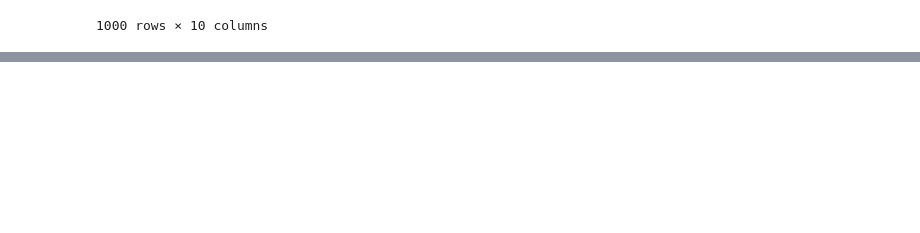
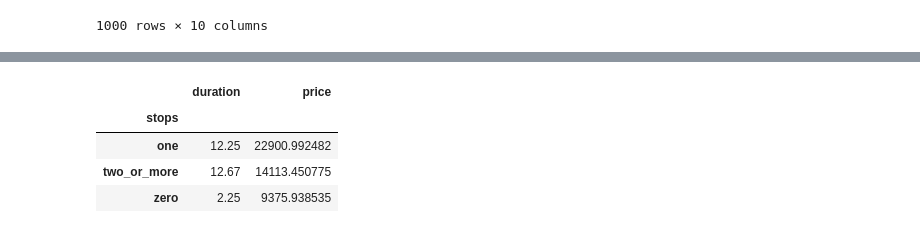
Before and after one commit to thesujalgaur/DATA-SCIENCE-Personal, a Jupyter notebook: Pandas/Groupby.ipynb, the cells around one changed output, grey strips where cells are left out. Cells and saved outputs as stored; diff of their text form; code cells hidden in the pictures; blank space fills up the shorter version.

```diff
--- a/Pandas/Groupby.ipynb
+++ b/Pandas/Groupby.ipynb
@@ -821,0 +906,13 @@ movies
+# %%
+# Har stops category ke liye median duration aur average price compare karo.
+a=flight.groupby('stops').agg({
+    'duration':'median',
+    'price':'mean'
+})
+a
+# %% [output]
+|  | duration | price |
+| stops |  |  |
+| one | 12.25 | 22900.992482 |
+| two_or_more | 12.67 | 14113.450775 |
+| zero | 2.25 | 9375.938535 |
```
Also changed, not shown: parts of 14 cells of this notebook, 9 other files.
